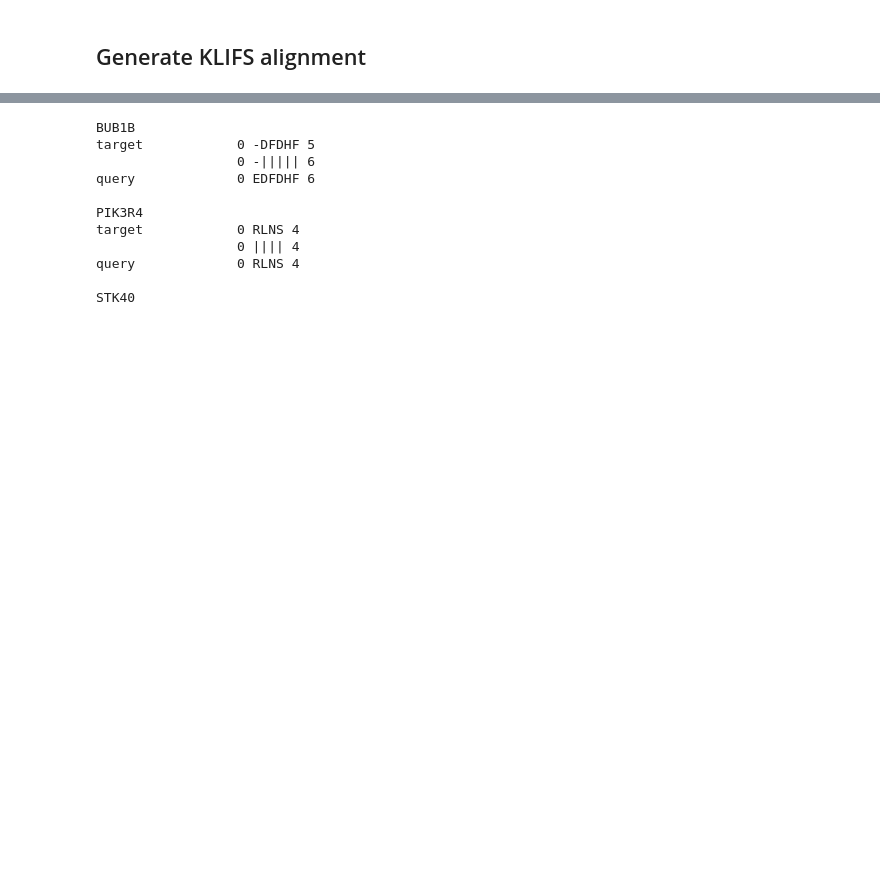
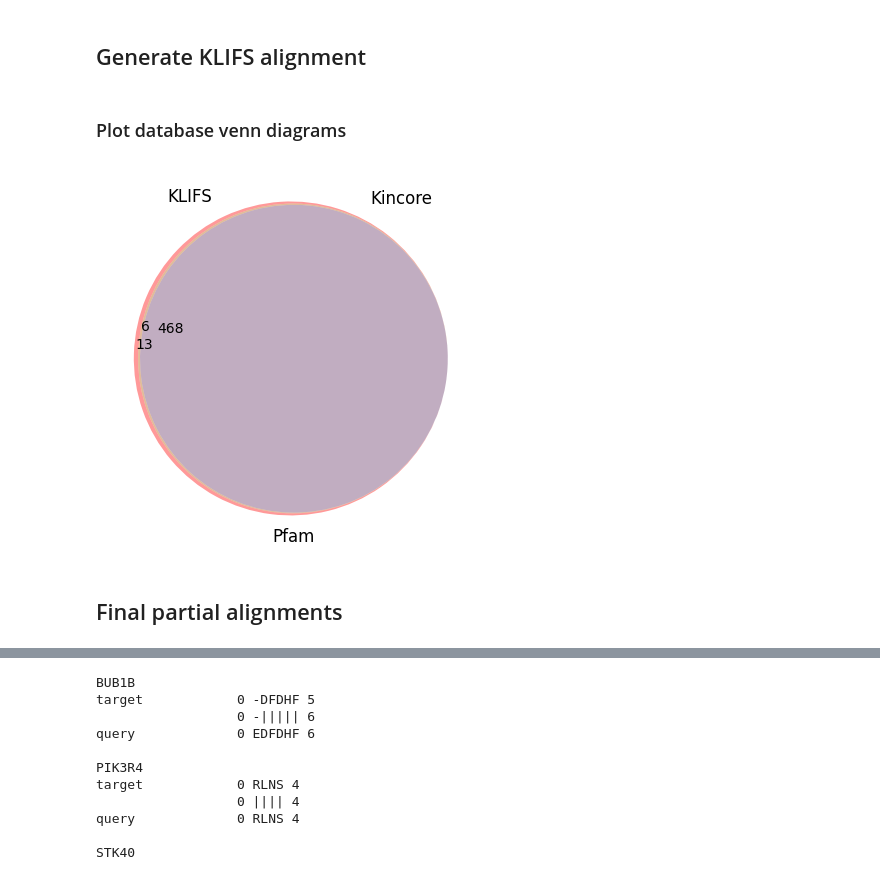
Before and after one commit to choderalab/missense-kinase-toolkit, a Jupyter notebook: notebooks/klifs_pocket.ipynb, the cells around one changed output, grey strips where cells are left out. Drawn from its saved outputs; the diff is of its cells as text; code cells hidden in the pictures; blank space fills up the shorter version.

Commit message:
final notebook including partial alignment issues

```diff
--- a/notebooks/klifs_pocket.ipynb
+++ b/notebooks/klifs_pocket.ipynb
@@ -171,21 +148,26 @@ dict_klifs = {i: j for i, j in dict_kinase.items() if \
 ## Generate KLIFS alignment
 # %%
 list_KLIFSPocket = []
+
 for _, j in dict_klifs.items():
     uniprot_id = j.uniprot_id
     hgnc = j.hgnc_name
     str_uniprot = j.UniProt.canonical_seq
     str_klifs_pocket = j.KLIFS.pocket_seq
-    if j.KinCore is not None:
+    kd_idx = (None, None)
+    # if j.KinCore is not None:
+    #     kd_idx = (j.KinCore.start-1, j.KinCore.end-1)
+    # else:
+    #     kd_idx = (None, None)
 
+    dict_temp1 = {
+        "uniprotID": uniprot_id,
+        "hgncName": hgnc,
+        "uniprotSeq": str_uniprot,
+        "klifsSeq": str_klifs_pocket,
+        "idx_kd": kd_idx,
+        }
 
-    dict_temp2 = klifs.iterate_klifs_alignment(str_uniprot, str_klifs_pocket)
-
-    dict_temp1 = {"uniprotID": uniprot_id,
-                  "hgncName": hgnc,
-                  "uniprotSeq": str_uniprot,
-                  "klifsSeq": str_klifs_pocket}
-
-    dict_out = dict(dict_temp1, **dict_temp2)
-
-    list_KLIFSPocket.append(klifs.KLIFSPocket(**dict_out))
+    list_KLIFSPocket.append(klifs.KLIFSPocket(**dict_temp1))
+# %% [markdown]
+### Plot database venn diagrams
@@ -191,0 +177,21 @@ for _, j in dict_klifs.items():
+# %%
+set_klifs = set([i for i, j in dict_kinase.items() if j.KLIFS is not None and j.KLIFS.pocket_seq is not None])
+set_pfam = set([i for i, j in dict_kinase.items() if j.Pfam is not None])
+set_kincore = set([i for i, j in dict_kinase.items() if j.KinCore is not None])
+set_kinhub = set(dict_kinase.keys())
+
+inter_all = len(set_pfam.intersection(set_kincore).intersection(set_klifs))
+inter_pfam_kincore = len(set_pfam.intersection(set_kincore)) - inter_all
+inter_pfam_klifs = len(set_pfam.intersection(set_klifs)) - inter_all
+inter_kincore_klifs = len(set_kincore.intersection(set_klifs)) - inter_all
+len_pfam = len(set_pfam) - inter_all - inter_pfam_kincore - inter_pfam_klifs
+len_kincore = len(set_kincore) - inter_all - inter_pfam_kincore - inter_kincore_klifs
+len_klifs = len(set_klifs) - inter_all - inter_pfam_klifs - inter_kincore_klifs
+
+venn3(subsets=(len_klifs, len_kincore, inter_kincore_klifs, len_pfam, inter_pfam_klifs, inter_pfam_kincore, inter_all),
+      set_labels=("KLIFS", "Kincore", "Pfam"))
+plt.show();
+# %% [output]
+[figure, added]
+# %% [markdown]
+## Final partial alignments
```
Also changed, not shown: parts of 75 cells of this notebook.
